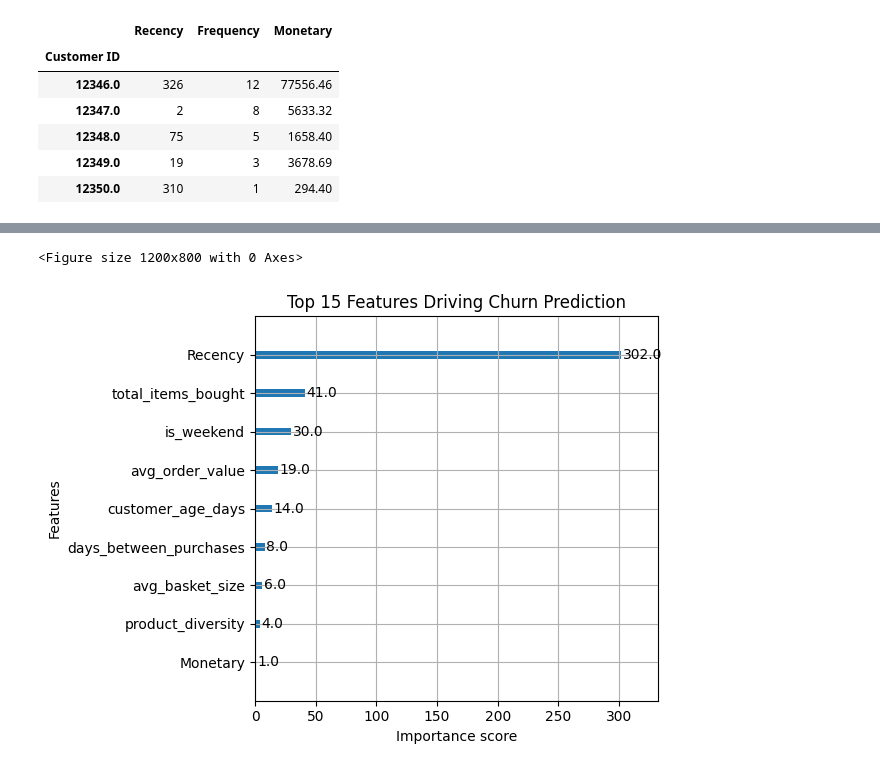
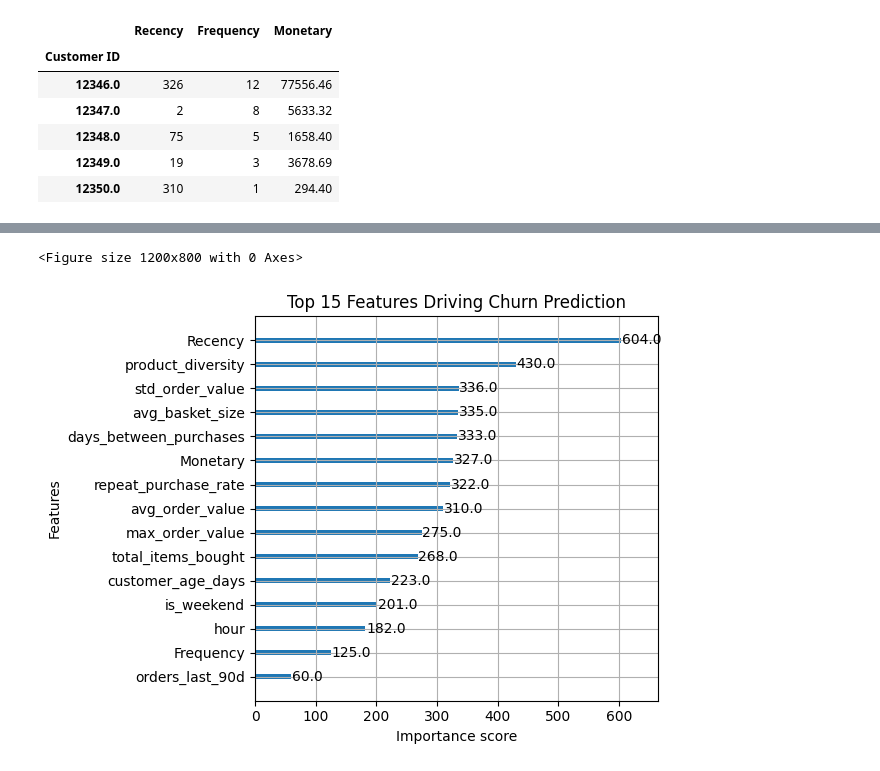
Before and after one commit to rishabhsingh7822/customer-retention-pro, a Jupyter notebook: notebooks/01_churn_analysis.ipynb, the cells around one changed output, grey strips where cells are left out. Drawn from its saved outputs; the diff is of its cells as text; code cells hidden in the pictures.

```diff
--- a/notebooks/01_churn_analysis.ipynb
+++ b/notebooks/01_churn_analysis.ipynb
@@ -287,46 +312,15 @@ from sklearn.model_selection import train_test_split
 from sklearn.metrics import classification_report, confusion_matrix, roc_auc_score
 import numpy as np
 
-print("🚀 Training Enhanced Churn Model...")
+print("Training Enhanced Churn Model...")
 print("="*60)
 
-# --- 1. PREPARE DATA ---
-# First, we need to create the churn labels (targets)
-# This uses the "time machine" approach from your original notebook
+# --- 1. MERGE FEATURES WITH LABELS ---
+# targets already created in Cell 3 (no leakage!)
+model_data = rfm_enhanced.merge(targets, on='Customer ID', how='inner')
+print(f"Merged Data Shape: {model_data.shape}")
 
-# Set cutoff date (90 days before end of data)
-cutoff_date = df['InvoiceDate'].max() - pd.DateOffset(days=90)
-print(f"Cutoff Date: {cutoff_date}")
-
-# Split data
-train_df = df[df['InvoiceDate'] < cutoff_date]
-test_df = df[df['InvoiceDate'] >= cutoff_date]
-
-# Calculate RFM on training period
-snapshot_for_training = cutoff_date
-
-targets_list = []
-for customer_id in train_df['Customer ID'].unique():
-    customer_train = train_df[train_df['Customer ID'] == customer_id]
-
-    # Did they buy AFTER cutoff?
-    bought_after = customer_id in test_df['Customer ID'].values
-
-    targets_list.append({
-        'Customer ID': customer_id,
-        'Churn': 0 if bought_after else 1  # 0 = Retained, 1 = Churned
-    })
-
-targets = pd.DataFrame(targets_list)
-print(f"Created {len(targets)} customer labels")
-print(f"   Churn Rate: {targets['Churn'].mean():.1%}")
-
-# --- 2. MERGE FEATURES WITH LABELS ---
-# Match rfm_enhanced with targets
-model_data = rfm_enhanced.merge(targets, on='Customer ID', how='inner')
-print(f"\nMerged Data Shape: {model_data.shape}")
-
-# --- 3. SELECT FEATURES ---
+# --- 2. SELECT FEATURES ---
 feature_columns = [
     'Recency', 'Frequency', 'Monetary',
     'customer_age_days', 'days_between_purchases',
@@ -340,13 +334,13 @@ feature_columns = [
 X = model_data[feature_columns].fillna(0)
 y = model_data['Churn']
 
-print(f"\nFeatures: {len(feature_columns)}")
-print(f" Samples: {len(X)}")
+print(f"\n Features:  {len(feature_columns)}")
+print(f"Samples:   {len(X)}")
 print(f"Class Balance:")
 print(f"Retained (0): {(y==0).sum()} ({(y==0).mean():.1%})")
-print(f"Churned (1): {(y==1).sum()} ({(y==1).mean():.1%})")
+print(f"Churned  (1): {(y==1).sum()} ({(y==1).mean():.1%})")
 
-# --- 4. TRAIN/TEST SPLIT ---
+# --- 3. TRAIN/TEST SPLIT ---
 X_train, X_test, y_train, y_test = train_test_split(
     X, y,
     test_size=0.2,
@@ -354,11 +348,11 @@ X_train, X_test, y_train, y_test = train_test_split(
     stratify=y
 )
 
-print(f"\n  Split Complete:")
-print(f"   Training: {len(X_train)} samples")
-print(f"   Testing: {len(X_test)} samples")
+print(f"\n Split Complete:")
+print(f"Training: {len(X_train)} samples")
+print(f"Testing:  {len(X_test)} samples")
 
-# --- 5. TRAIN MODEL ---
+# --- 4. TRAIN MODEL ---
 print("\n🔧 Training XGBoost Classifier...")
 model = XGBClassifier(
     objective='binary:logistic',
@@ -375,29 +369,28 @@ model.fit(
     verbose=False
 )
 
-# --- 6. EVALUATE ---
-y_pred = model.predict(X_test)
+# --- 5. EVALUATE ---
+y_pred       = model.predict(X_test)
 y_pred_proba = model.predict_proba(X_test)[:, 1]
 
 print("\n" + "="*60)
-print(" MODEL PERFORMANCE REPORT")
+print("MODEL PERFORMANCE REPORT")
 print("="*60)
 print(classification_report(y_test, y_pred, target_names=['Retained', 'Churned']))
 
-# ROC-AUC Score
 roc_score = roc_auc_score(y_test, y_pred_proba)
-print(f"\n ROC-AUC Score: {roc_score:.3f}")
+print(f"ROC-AUC Score: {roc_score:.3f}")
 
 # Confusion Matrix
 print("\n Confusion Matrix:")
 cm = confusion_matrix(y_test, y_pred)
-print(f"   True Negatives (Correct Retained): {cm[0][0]}")
-print(f"   False Positives (False Alarm): {cm[0][1]}")
-print(f"   False Negatives (Missed Churners): {cm[1][0]}")
-print(f"   True Positives (Caught Churners): {cm[1][1]}")
+print(f"True Negatives  (Correct Retained): {cm[0][0]}")
+print(f"False Positives (False Alarm):       {cm[0][1]}")
+print(f"False Negatives (Missed Churners):   {cm[1][0]}")
+print(f"True Positives  (Caught Churners):   {cm[1][1]}")
 
-# --- 7. FEATURE IMPORTANCE ---
-print("\nGenerating Feature Importance Plot...")
+# --- 6. FEATURE IMPORTANCE ---
+print("\n Generating Feature Importance Plot...")
 plt.figure(figsize=(12, 8))
 plot_importance(
     model,
@@ -409,6 +402,7 @@ plot_importance(
 plt.tight_layout()
 plt.show()
 
-print(f"\nModel Training Complete!")
-print(f"Using {len(feature_columns)} features (vs original 3 RFM)")
+print(f"\n Model Training Complete!")
+print(f"Features used: {len(feature_columns)} (vs original 3 RFM)")
+print(f"No data leakage - features built from past data only!")
 # %% [output]
@@ -432,2 +426,2 @@ Generating Feature Importance Plot...
 <Figure size 1200x800 with 0 Axes>
-[figure, old version]
+[figure, new version]
```
Also changed, not shown: parts of 12 cells of this notebook, 9 other files.
